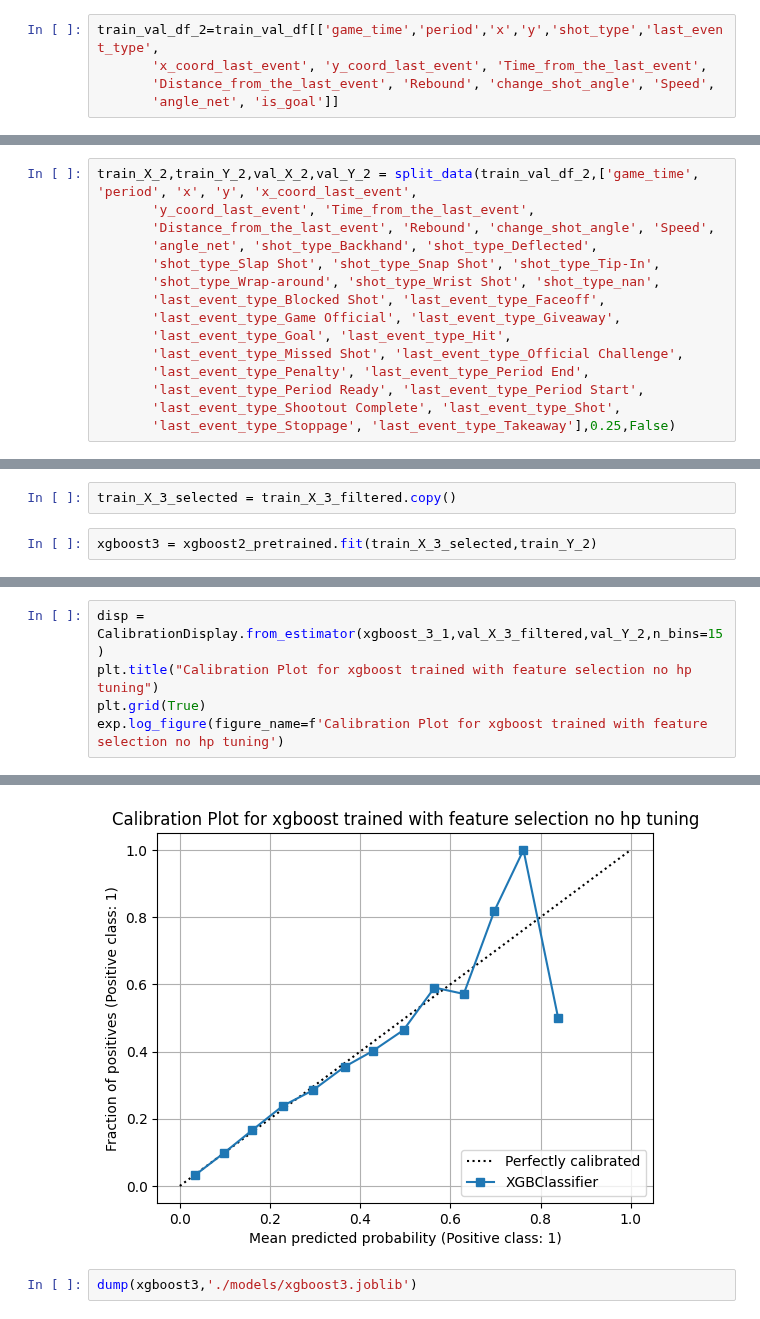
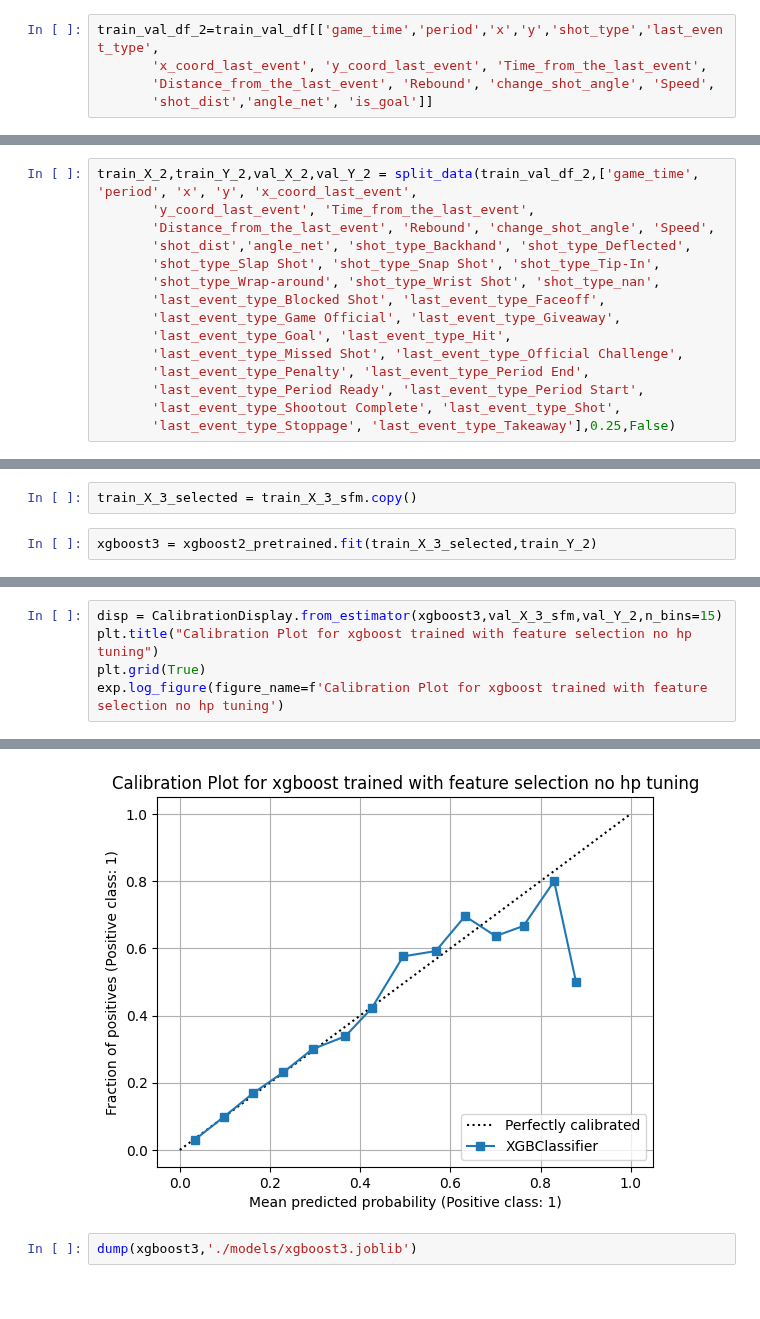
Before and after one commit to hfereidouni/DataScience, a Jupyter notebook: Milestone2/AdvancedModel.ipynb, the cells around one changed output, grey strips where cells are left out. Drawn from its saved outputs; the diff is of its cells as text.

```diff
--- a/Milestone2/AdvancedModel.ipynb
+++ b/Milestone2/AdvancedModel.ipynb
@@ -241,7 +241,7 @@ from bayes_opt import BayesianOptimization
 train_val_df_2=train_val_df[['game_time','period','x','y','shot_type','last_event_type',
        'x_coord_last_event', 'y_coord_last_event', 'Time_from_the_last_event',
        'Distance_from_the_last_event', 'Rebound', 'change_shot_angle', 'Speed',
-       'angle_net', 'is_goal']]
+       'shot_dist','angle_net', 'is_goal']]
 # %% [markdown]
 ##### One hot encoding
 # %%
@@ -260,7 +260,7 @@ len(train_val_df)
 train_X_2,train_Y_2,val_X_2,val_Y_2 = split_data(train_val_df_2,['game_time', 'period', 'x', 'y', 'x_coord_last_event',
        'y_coord_last_event', 'Time_from_the_last_event',
        'Distance_from_the_last_event', 'Rebound', 'change_shot_angle', 'Speed',
-       'angle_net', 'shot_type_Backhand', 'shot_type_Deflected',
+       'shot_dist','angle_net', 'shot_type_Backhand', 'shot_type_Deflected',
        'shot_type_Slap Shot', 'shot_type_Snap Shot', 'shot_type_Tip-In',
        'shot_type_Wrap-around', 'shot_type_Wrist Shot', 'shot_type_nan',
        'last_event_type_Blocked Shot', 'last_event_type_Faceoff',
@@ -638,7 +639,7 @@ exp.log_figure(figure_name='ROC/AUC for xgboost trained on different feature sel
 # %% [markdown]
 ##### No hyperparameter Tuning
 # %%
-train_X_3_selected = train_X_3_filtered.copy()
+train_X_3_selected = train_X_3_sfm.copy()
 # %%
 xgboost3 = xgboost2_pretrained.fit(train_X_3_selected,train_Y_2)
 # %%
@@ -702,6 +703,6 @@ exp.log_figure(figure_name=f'Cumulative % of goals for xgboost trained with feat
 [figure]
 # %%
-disp = CalibrationDisplay.from_estimator(xgboost_3_1,val_X_3_filtered,val_Y_2,n_bins=15)
+disp = CalibrationDisplay.from_estimator(xgboost3,val_X_3_sfm,val_Y_2,n_bins=15)
 plt.title("Calibration Plot for xgboost trained with feature selection no hp tuning")
 plt.grid(True)
 exp.log_figure(figure_name=f'Calibration Plot for xgboost trained with feature selection no hp tuning')
@@ -712,4 +713,4 @@ exp.log_figure(figure_name=f'Calibration Plot for xgboost trained with feature s
-[figure, old version]
+[figure, new version]
 # %%
 dump(xgboost3,'./models/xgboost3.joblib')
 # %% [output]
```
Also changed, not shown: parts of 54 cells of this notebook, 19 other files.
